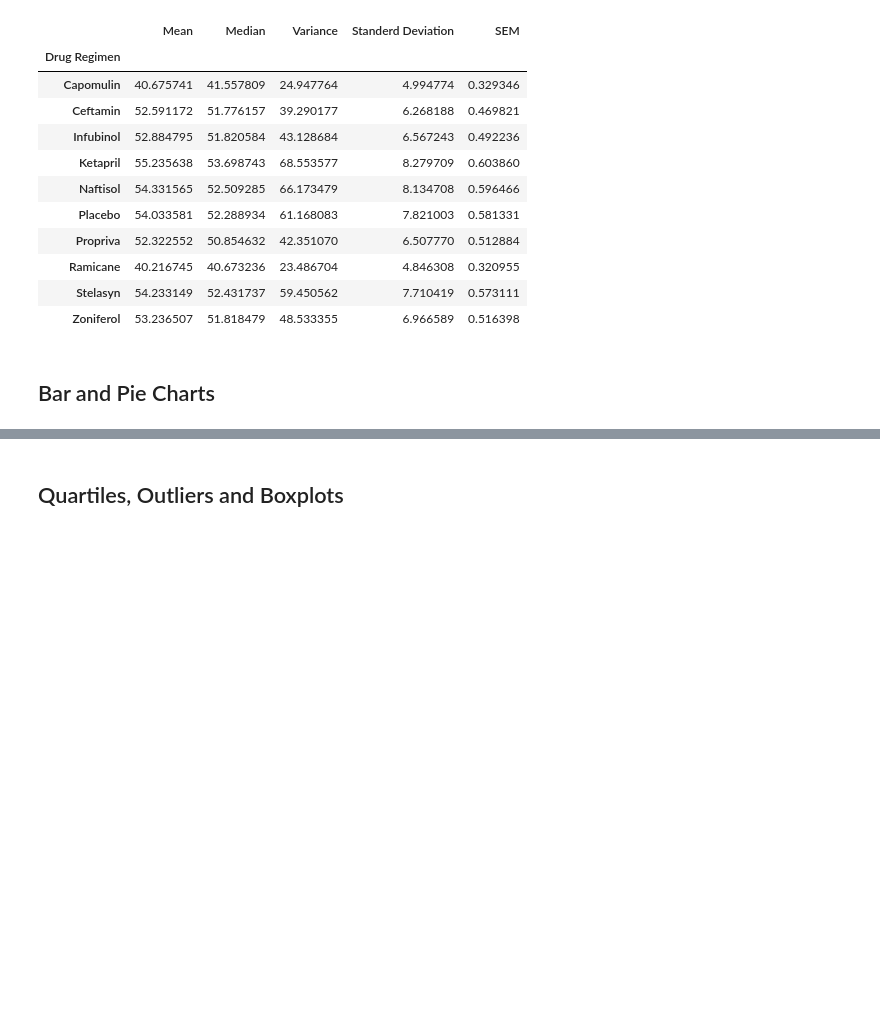
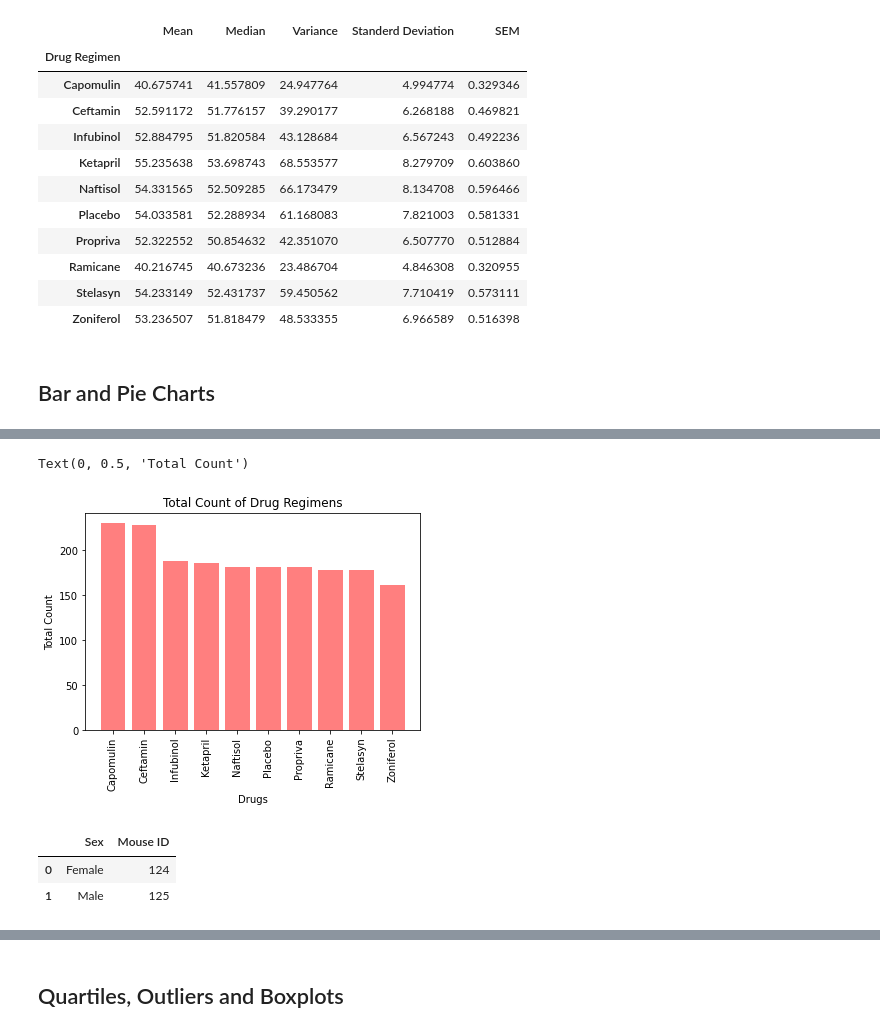
Before and after one commit to arriova16/Matplotlib-Homework, a Jupyter notebook: Pymaceuticals/pymaceuticals_starter.ipynb, the cells around one changed output, grey strips where cells are left out. Saved outputs shown, nothing was run; the diff lists cells and outputs as text; code cells hidden in the pictures; blank space fills up the shorter version.

```diff
--- a/Pymaceuticals/pymaceuticals_starter.ipynb
+++ b/Pymaceuticals/pymaceuticals_starter.ipynb
@@ -154,0 +158,3 @@ combined_data["Drug Regimen"].value_counts().plot.bar()
+# %%
+drug_list = summary_df.index.tolist()
+list
@@ -154,0 +172,22 @@ combined_data["Drug Regimen"].value_counts().plot.bar()
+# %%
+# Generate a bar plot showing the total number of measurements taken on each drug regimen using pyplot.
+total = combined_data['Drug Regimen'].value_counts()
+x_axis = np.arange(len(total))
+tick_locations = [value for value in x_axis]
+plt.bar(x_axis,total, color='r', alpha=0.5, align="center")
+plt.xticks( tick_locations, drug_list, rotation = 90)
+plt.title("Total Count of Drug Regimens")
+plt.xlabel("Drugs")
+plt.ylabel("Total Count")
+# total.plot(kind = 'bar')
+# %% [output]
+Text(0, 0.5, 'Total Count')
+[figure, added]
+# %%
+gender_mice = pd.DataFrame(clean_data.groupby("Sex").count().reset_index())
+gender_mice_ID = gender_mice[["Sex", "Mouse ID"]]
+gender_mice_ID
+# %% [output]
+|  | Sex | Mouse ID |
+| 0 | Female | 124 |
+| 1 | Male | 125 |
```
Also changed, not shown: parts of 14 cells of this notebook.
